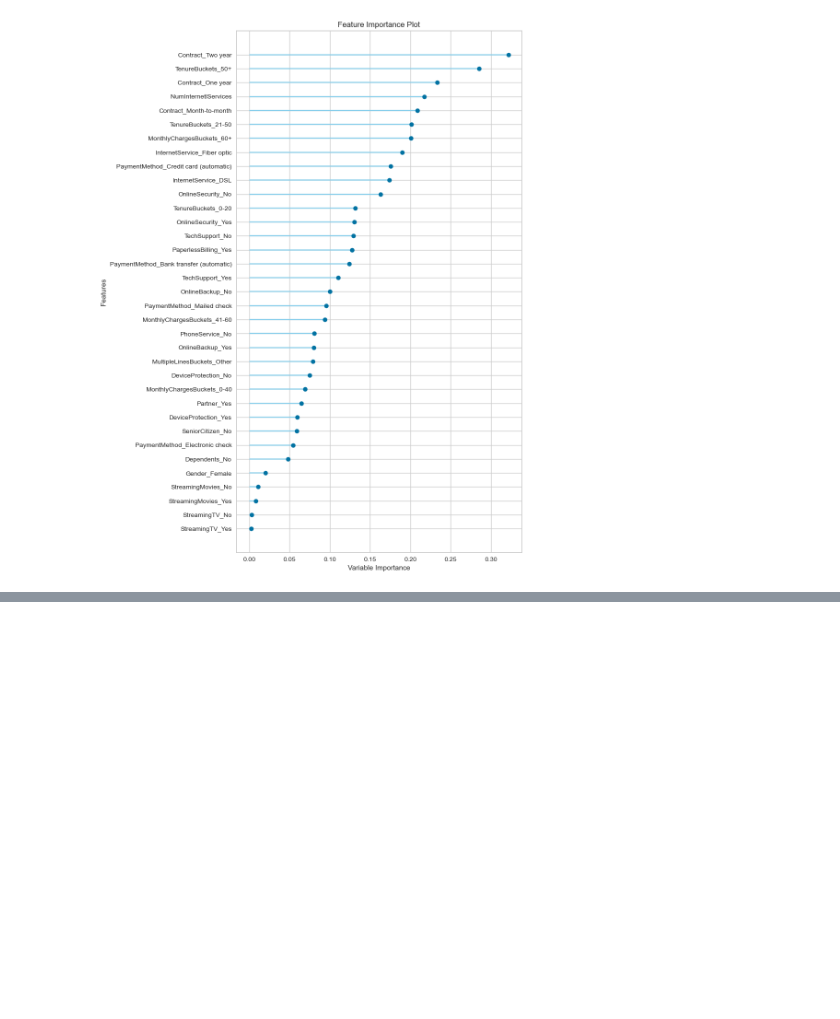
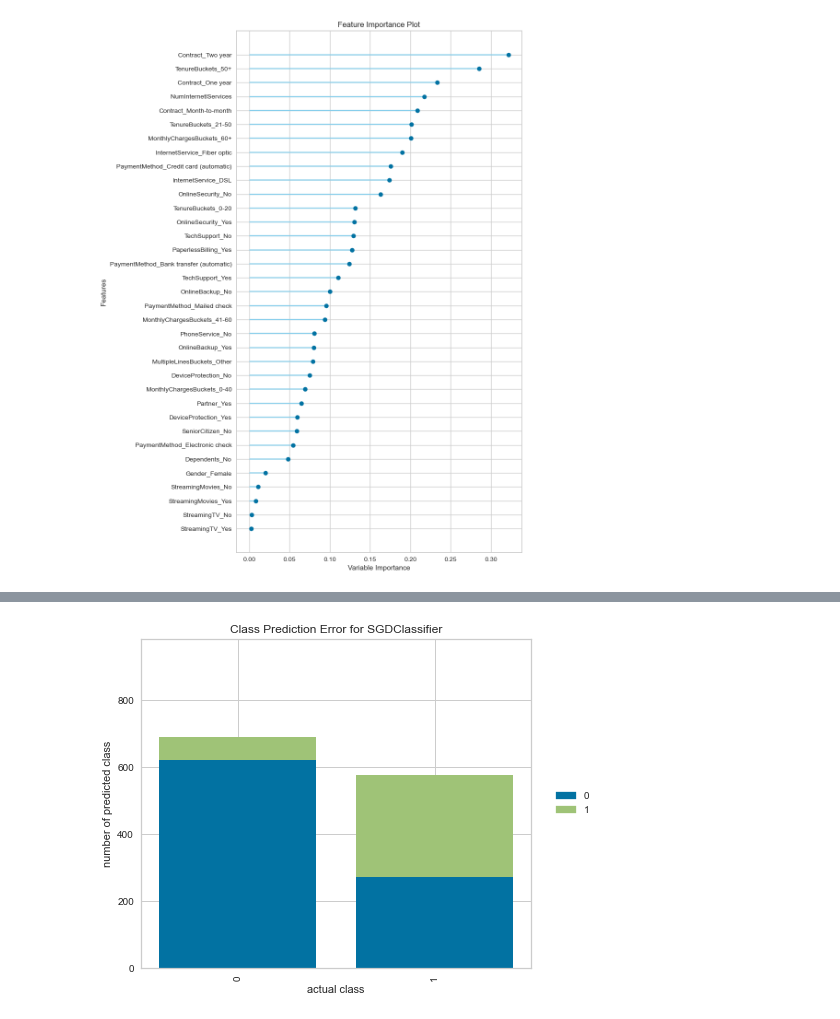
Before and after one commit to kubekmonika/customer-churn-analysis-telco-dataset, a Jupyter notebook: notebooks/model.ipynb, the cells around one changed output, grey strips where cells are left out. Cells and saved outputs as stored; diff of their text form; code cells hidden in the pictures; blank space fills up the shorter version.

```diff
--- a/notebooks/model.ipynb
+++ b/notebooks/model.ipynb
@@ -208,0 +248,4 @@ plot_model(tuned_ridge, plot = 'feature_all')
+# %%
+plot_model(tuned_svm, plot = 'error')
+# %% [output]
+[figure, added]
```
Also changed, not shown: parts of 7 cells of this notebook.
